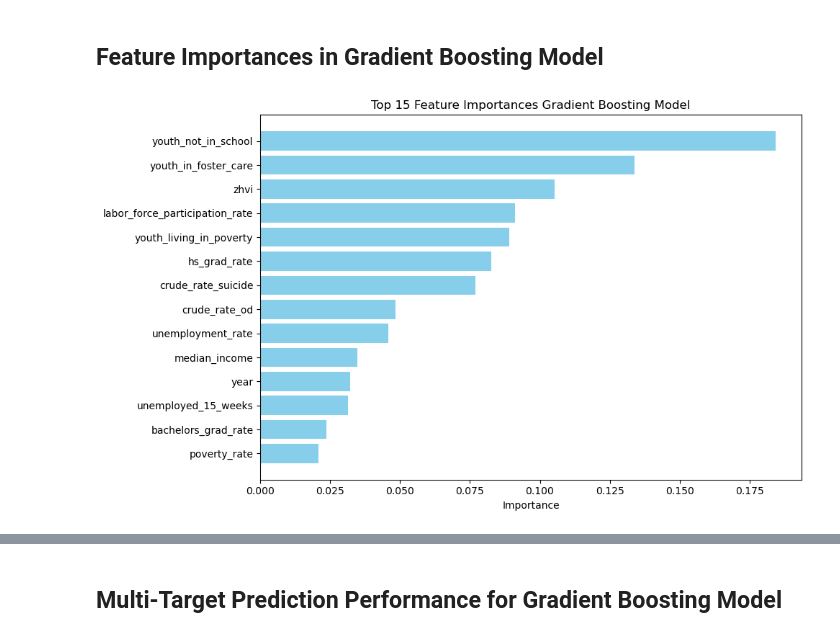
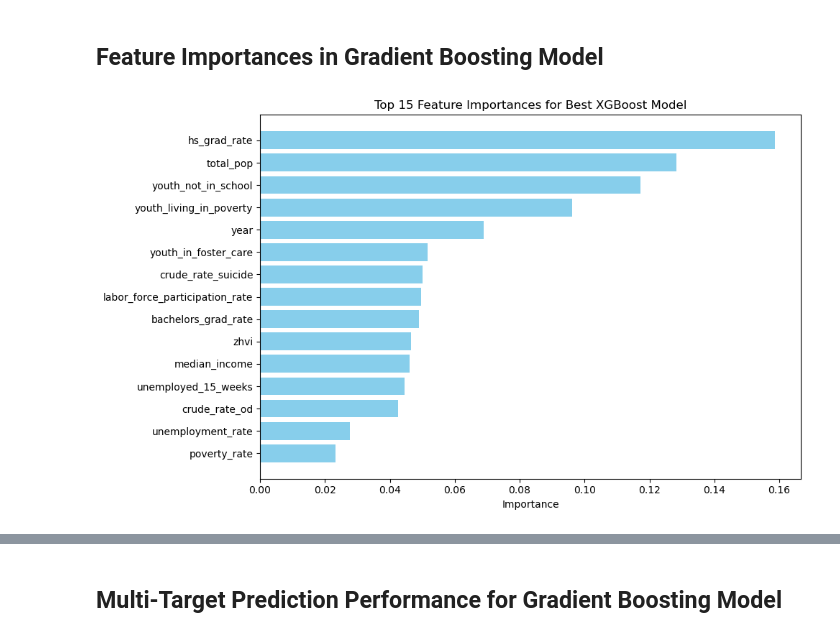
Before and after one commit to lpm24/youth_crime_group_project, a Jupyter notebook: code/04_Production_Model_and_Insights.ipynb, the cells around one changed output, grey strips where cells are left out. Saved outputs shown, nothing was run; the diff lists cells and outputs as text; code cells hidden in the pictures.

Commit message:
final models update

```diff
--- a/code/04_Production_Model_and_Insights.ipynb
+++ b/code/04_Production_Model_and_Insights.ipynb
@@ -84,35 +85,0 @@ y_test shape: (63,)
-# %%
-#https://scikit-learn.org/1.5/auto_examples/ensemble/plot_gradient_boosting_early_stopping.html
-
-# Pipeline setup
-gb_pipeline = Pipeline(steps=[
-
-    ('gb', GradientBoostingRegressor(n_estimators=1000, max_depth=5, learning_rate=0.1, random_state=42))
-])
-
-# Fit the pipeline to the training data
-gb_pipeline.fit(X_train, y_train)
-
-# Prediction
-y_train_pred = gb_pipeline.predict(X_train)
-y_test_pred = gb_pipeline.predict(X_test)
-
-# Calculate training and testing scoresa
-train_mse = mean_squared_error(y_train, y_train_pred)
-train_mae = mean_absolute_error(y_train, y_train_pred)
-train_r2 = r2_score(y_train, y_train_pred)
-
-test_mse = mean_squared_error(y_test, y_test_pred)
-test_mae = mean_absolute_error(y_test, y_test_pred)
-test_r2 = r2_score(y_test, y_test_pred)
-
-results = {
-    "Dataset": ["Training", "Testing"],
-    "MSE": [round(train_mse, 2), round(test_mse, 2)],
-    "MAE": [round(train_mae, 2), round(test_mae, 2)],
-    "R2": [round(train_r2, 2), round(test_r2, 2)]
-}
-
-# Create a DataFrame
-results_df = pd.DataFrame(results)
-results_df
@@ -123,26 +172,28 @@ results_df
 # %% [markdown]
 ## Feature Importances in Gradient Boosting Model
 # %%
-feature_importances = gb_pipeline.named_steps['gb'].feature_importances_
+# Extract feature importance from the best model
+feature_importance = best_model.named_steps['xgb'].feature_importances_
 
-# Combine feature names and their corresponding importances
+# Combine feature names and their corresponding importances into a DataFrame
 feature_importance_df = pd.DataFrame({
     'feature': X_train.columns,
-    'importance': feature_importances
+    'importance': feature_importance
 }).sort_values(by='importance', ascending=False)
 
 # Plot the feature importances in a graph
 plt.figure(figsize=(10, 6))
 
 # Select the top 15 features for visualization
 top_features = feature_importance_df.head(15)
 plt.barh(top_features['feature'], top_features['importance'], color='skyblue')
 plt.xlabel('Importance')
-plt.title('Top 15 Feature Importances Gradient Boosting Model')
+plt.title('Top 15 Feature Importances for Best XGBoost Model')
 plt.gca().invert_yaxis()  # Invert y-axis for better readability
 plt.tight_layout()
+plt.show()
 # %% [output]
-[figure, old version]
+[figure, new version]
 # %%
 
 plt.figure(figsize=(8, 6))
```
Also changed, not shown: parts of 8 cells of this notebook, 7 other files.
